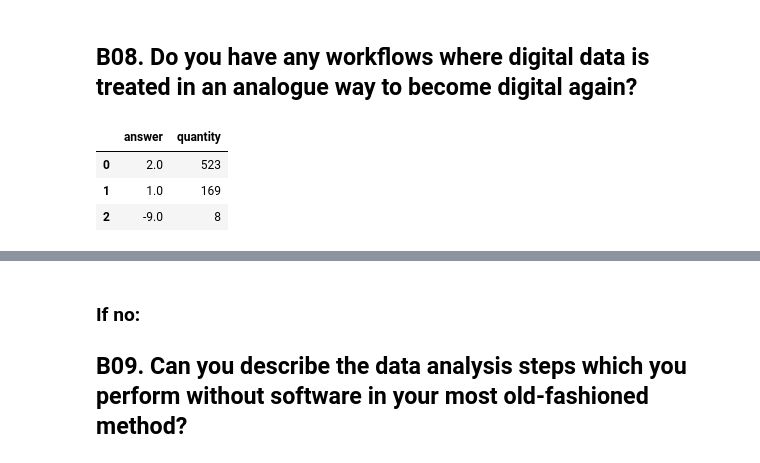
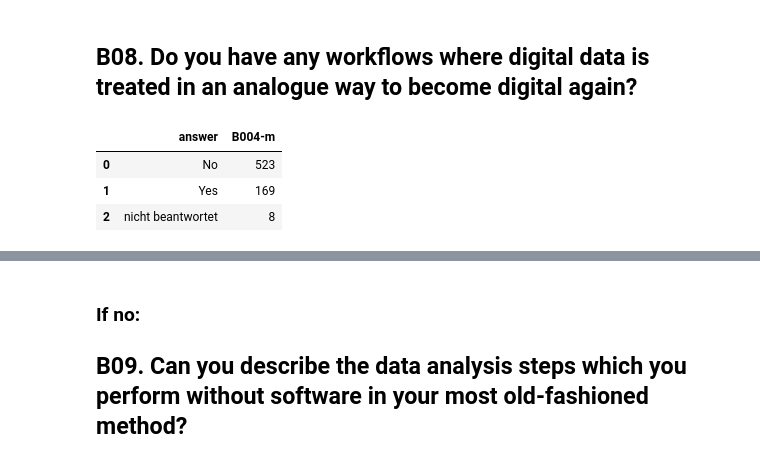
Before and after one commit to DanielaACUB/DL-Abschlussarbeit, a Jupyter notebook: Kind of data and data collection - Auswertung der Community-Umfrage von NFDI4Chem (2023).ipynb, the cells around one changed output, grey strips where cells are left out. Drawn from its saved outputs; the diff is of its cells as text; code cells hidden in the pictures.

```diff
--- a/Kind of data and data collection - Auswertung der Community-Umfrage von NFDI4Chem (2023).ipynb
+++ b/Kind of data and data collection - Auswertung der Community-Umfrage von NFDI4Chem (2023).ipynb
@@ -389,24 +389,24 @@ Diese Frage wurde nur den Personen gezeigt, die angegeben haben, dass sie ein El
 # %%
 # Df erstellen, der nur die Werte in der Spalte "VAR" gleich "B004"enthält
 values_B004=df_values[df_values["VAR"]=="B004"]
 
 # Zahlen in den Zellen gegen die Bedeutung ersetzen
 df_cleanquest_2023["B004-m"]=df_cleanquest_2023["B004"].map(values_B002.drop_duplicates("RESPONSE").set_index("RESPONSE")["MEANING"])
 df_cleanquest_2023["B004-m"]
 
 # Werte zählen und in df schreiben
-df_B004_counted = df_B004['B004'].value_counts().to_frame()
+df_B004_counted = df_cleanquest_2023["B004-m"].value_counts().to_frame()
 
 # Spalten umbenennen
 df_B004_counted.reset_index(inplace=True)
 df_B004_counted.rename(columns={'index': 'answer', 'B004': 'quantity'}, inplace=True)
 
 df_B004_counted
 # %% [output]
-|  | answer | quantity |
-| 0 | 2.0 | 523 |
-| 1 | 1.0 | 169 |
-| 2 | -9.0 | 8 |
+|  | answer | B004-m |
+| 0 | No | 523 |
+| 1 | Yes | 169 |
+| 2 | nicht beantwortet | 8 |
 # %%
 # Spalte "answer" als Index setzen
 df_B004_counted.set_index('answer', inplace=True)
```
Also changed, not shown: parts of 6 cells of this notebook.
